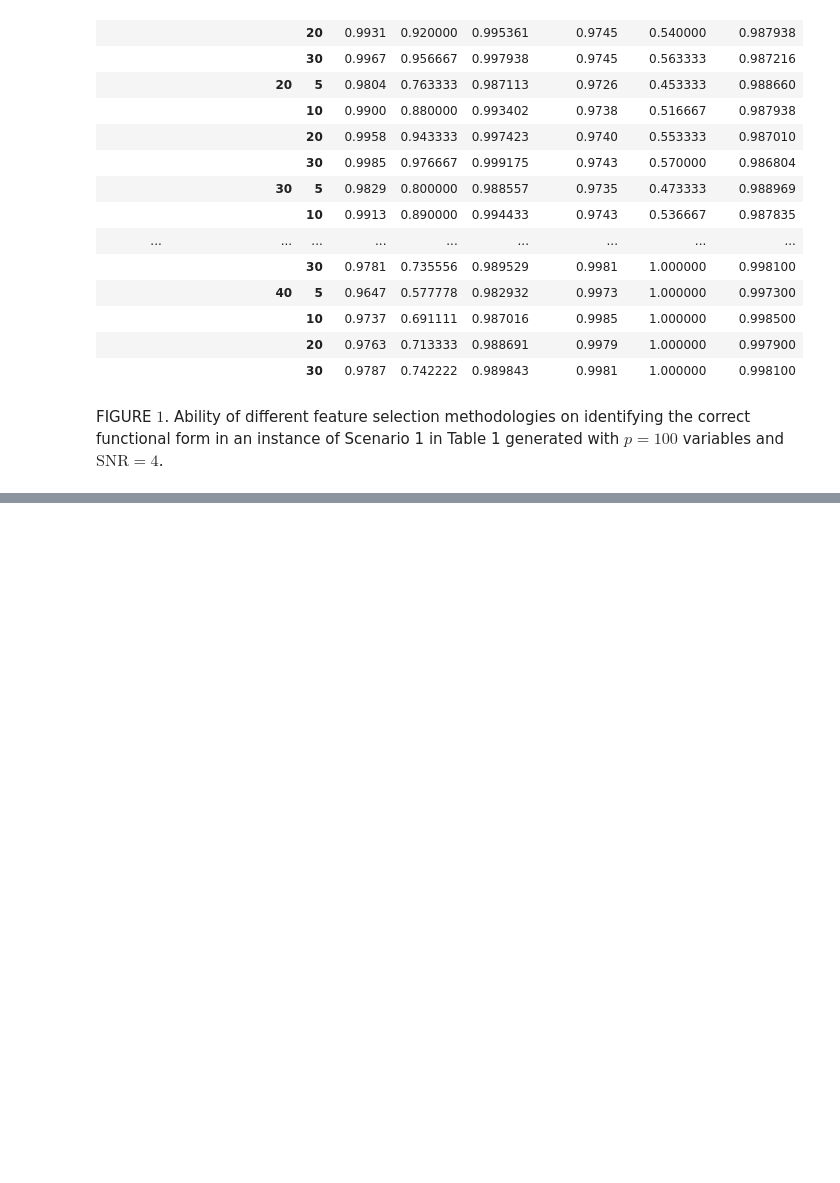
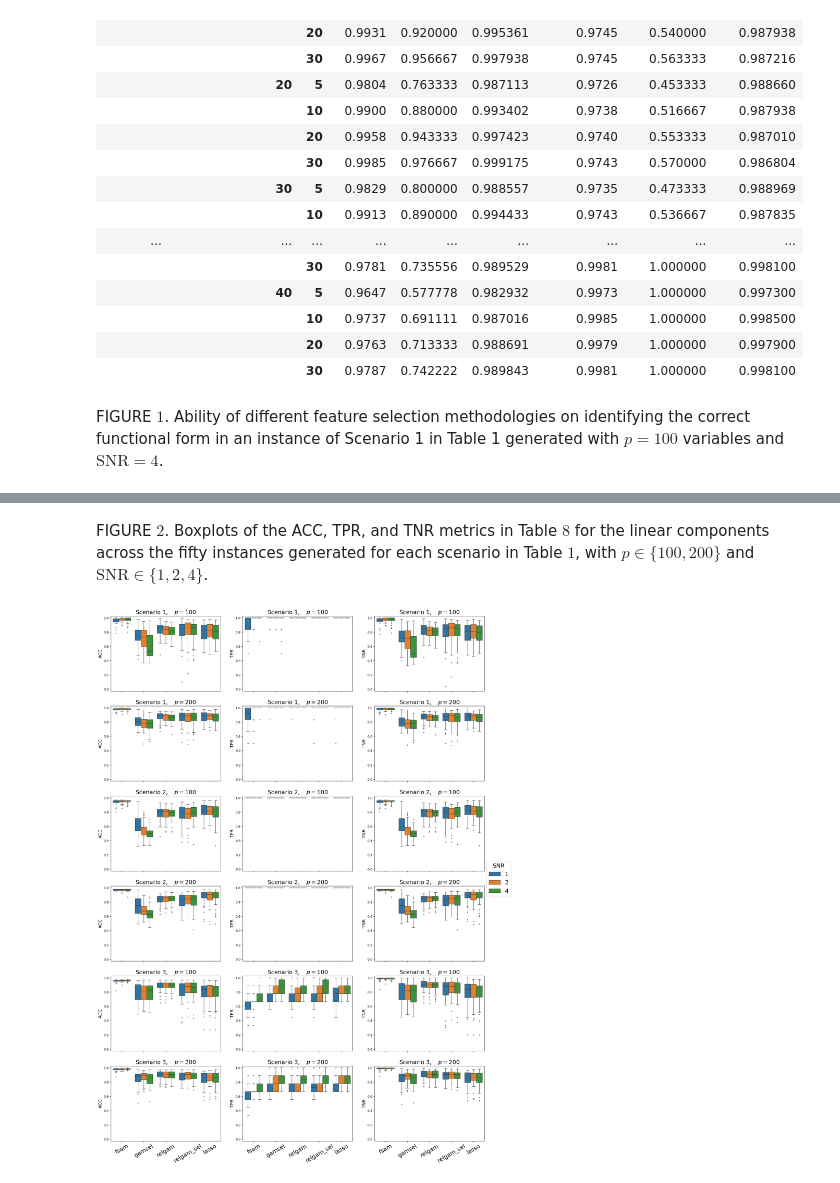
Before and after one commit to ManuelNavarroGarcia/fsam_paper, a Jupyter notebook: fsam_paper/tables.ipynb, the cells around one changed output, grey strips where cells are left out. Saved outputs shown, nothing was run; the diff lists cells and outputs as text; code cells hidden in the pictures; blank space fills up the shorter version.

```diff
--- a/fsam_paper/tables.ipynb
+++ b/fsam_paper/tables.ipynb
@@ -199,8 +238,10 @@ TABLE $8$. Statistics on the MSE and MAE for the fifty instances generated for e
 scenario in Table $1$, $p\in\{100,200\}$ and $\text{SNR}\in\{1,2,4\}$.
 # %%
-df_ = pd.read_parquet("../data/table8.parquet")
-css = [{'selector': f'.row{i}.level1','props': [('background-color', c[v])]}
-       for i, v in enumerate(df_.index.get_level_values(1))]
+df_ = pd.read_parquet("../data/table9.parquet")
+css = [
+    {"selector": f".row{i}.level1", "props": [("background-color", c[v])]}
+    for i, v in enumerate(df_.index.get_level_values(1))
+]
 df_.style.set_table_styles(css).apply(s, args=("min",))
 # %% [output]
 |  |  | Scenario | 1 |  |  |  | 2 |  |  |  | 3 | ... |
@@ -367,0 +545,41 @@ fig.savefig("../img/scatters.pdf", bbox_inches="tight")
+# %%
+df1 = pd.read_csv("../data/scenario_1.csv")
+df2 = pd.read_csv("../data/scenario_2.csv")
+df3 = pd.read_csv("../data/scenario_3.csv")
+df = pd.concat([df1, df2, df3]).reset_index(drop=True)
+df["true_nzero"] = pd.Series(
+    df.T.apply(
+        lambda x: true_nonzero(int(x["Scenario"]), int(x["num_vars"]))
+    ).values.T.tolist(),
+    index=df.index,
+)
+# %% [markdown]
+FIGURE $2$. Boxplots of the ACC, TPR, and TNR metrics in Table $8$ for the linear components across the fifty instances generated for each scenario in Table $1$, with $p\in\{100,200\}$ and $\text{SNR}\in\{1,2,4\}$.
+# %%
+methods_lin = ["FSAM", "GAMSEL", "RELGAM", "RELGAM_SEL", "LASSO"]
+df_ = compute_metrics(df.query("Method in @methods_lin"), True)
+scenarios = [1, 2, 3]
+ps = [100, 200]
+
+fig, axes = plot_boxplots(
+    df_,
+    scenarios,
+    ps,
+    ["ACC_lin", "TPR_lin", "TNR_lin"],
+    ["ACC", "TPR", "TNR"],
+    methods_lin,
+    ylim=(-0.025, 1.025),
+    figsize=(21.0, 29.7),
+    **{"showfliers": True, "fliersize": 2.0},
+)
+
+_ = plt.legend(
+    loc="center",
+    bbox_to_anchor=(1.13, 3.5),
+    title="SNR",
+    fontsize=18,
+    title_fontsize=18,
+)
+plt.savefig("../img/metrics_accuracy_lin.pdf", format="pdf", bbox_inches="tight")
+# %% [output]
+[figure, added]
```
Also changed, not shown: parts of 26 cells of this notebook, 28 other files.
